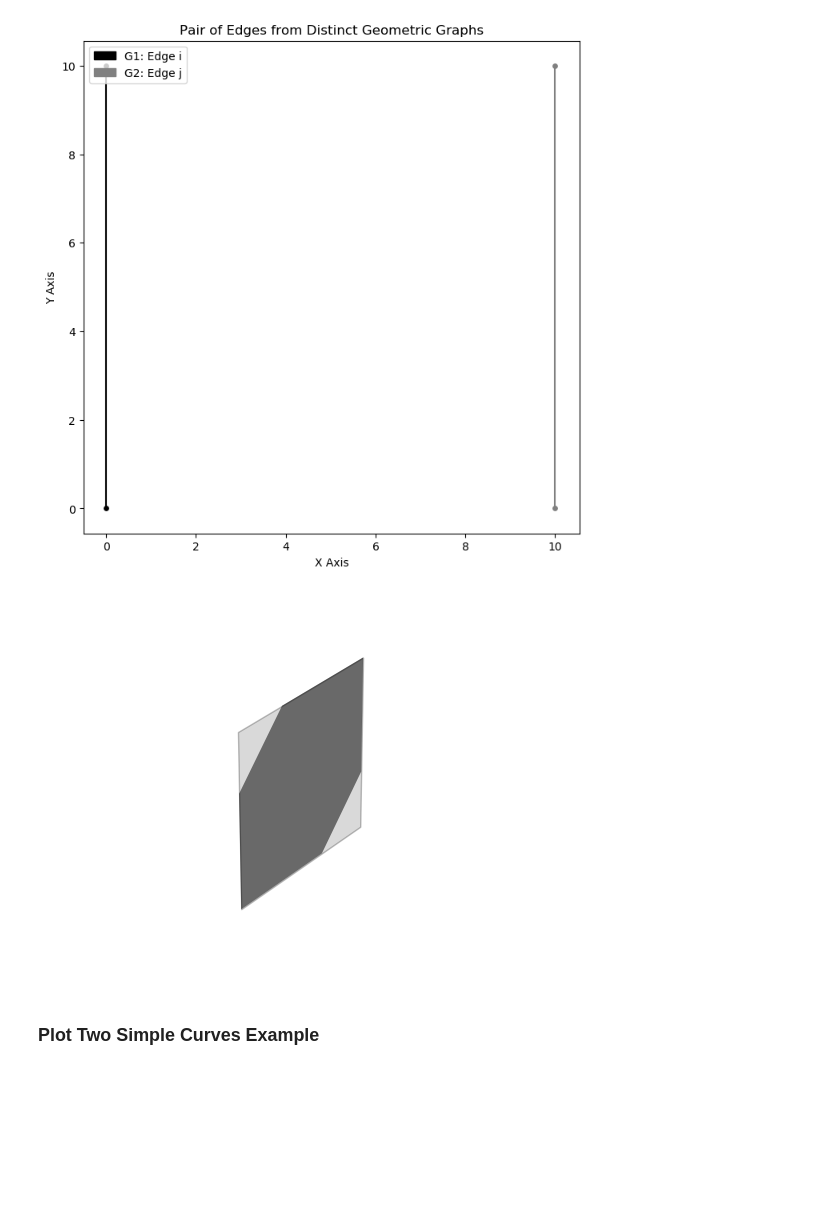
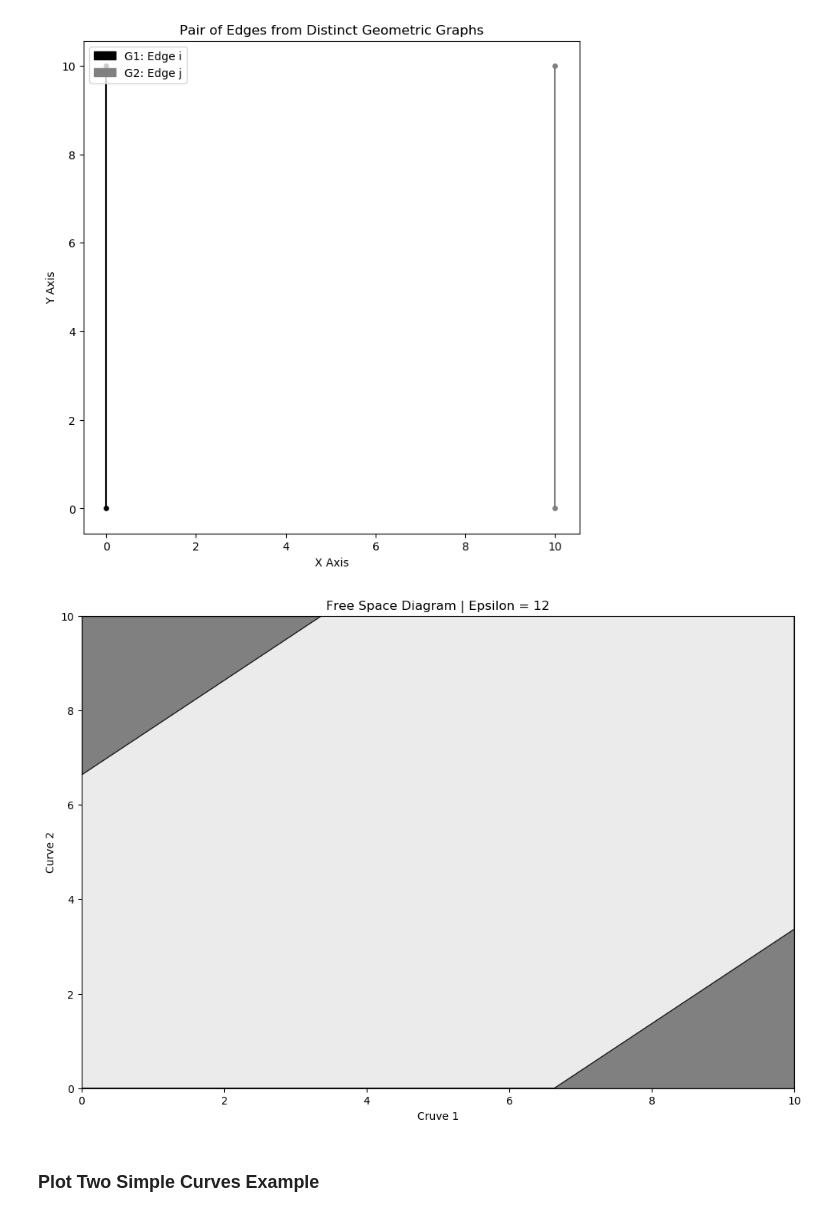
Before and after one commit to compgeomTU/will_rodman_thesis, a Jupyter notebook: images/image_generator.ipynb, the cells around one changed output. Drawn from its saved outputs; the diff is of its cells as text; code cells hidden in the pictures; blank space fills up the shorter version.

```diff
--- a/images/image_generator.ipynb
+++ b/images/image_generator.ipynb
@@ -101,19 +101,26 @@ plt.show()
 # %%
 filepath_1 = 'examples/square/aside'
 filepath_2 = 'examples/square/bside'
 
 curve_1 = Curve(filepath_1)
 curve_2 = Curve(filepath_2)
 
 epsilon = 12
 
 fsd = FreeSpaceDiagram(curve_1, curve_2)
 fsd.buildFreeSpace(epsilon)
 
 fsd.buildCells()
-fsd.plotFreeSpace('svgs/edge_pair_fsd_epsilon_12.svg')
+fig, ax = fsd.plotFreeSpace()
+fig.set_size_inches(12, 8)
+
+ax.set_title(f"Free Space Diagram | Epsilon = {epsilon}")
+ax.set_xlabel("Cruve 1")
+ax.set_ylabel("Curve 2")
+
+plt.savefig('svgs/edge_pair_fsd_epsilon_12.svg', format='svg')
 # %% [output]
-[figure, old version]
+[figure, new version]
 # %% [markdown]
 ### Plot Two Simple Curves Example
 # %%
```
Also changed, not shown: parts of 2 cells of this notebook, 20 other files.
